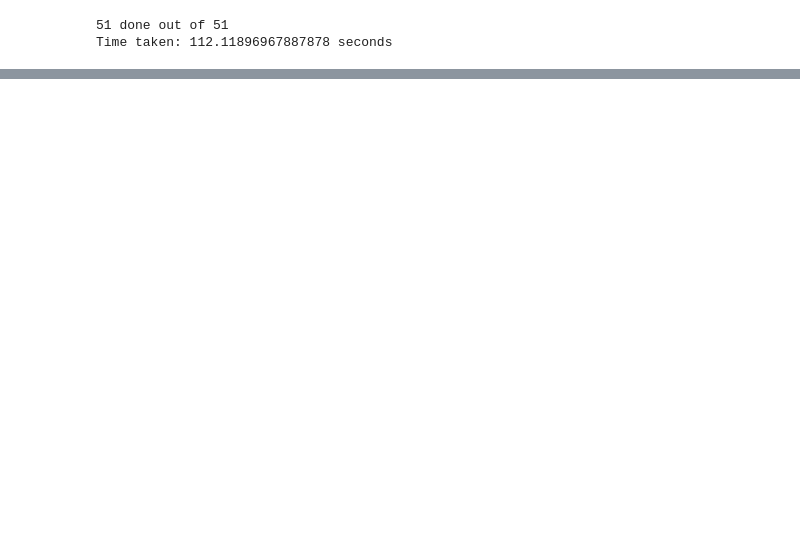
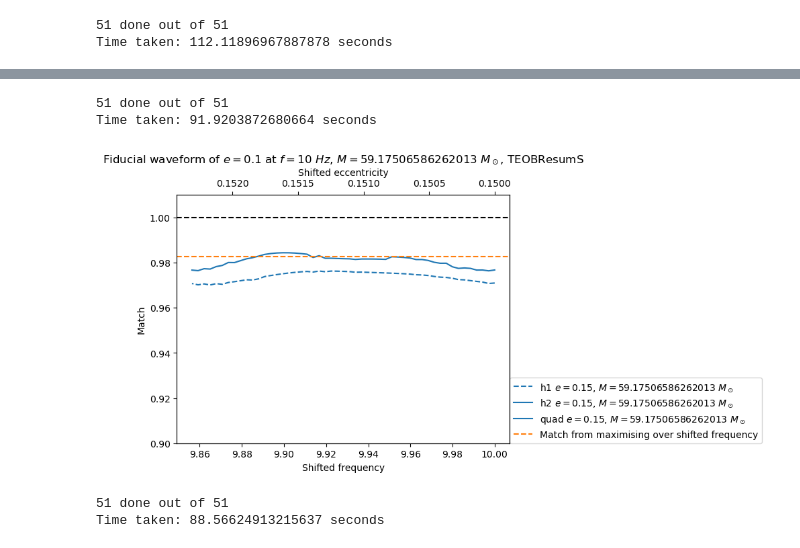
Before and after one commit to BenGPatterson/EccentricBinaries, a Jupyter notebook: notebooks/match_h1_h2.ipynb, the cells around one changed output, grey strips where cells are left out. Cells and saved outputs as stored; diff of their text form; code cells hidden in the pictures; blank space fills up the shorter version.

```diff
--- a/notebooks/match_h1_h2.ipynb
+++ b/notebooks/match_h1_h2.ipynb
@@ -266,0 +306,28 @@ plot_s_f_quad_match([0.1, chirp2total(24, 2), 2], (0.10, chirp2total(24.50, 2)),
+# %%
+start = time.time()
+sample_rate = 4096
+dataslot_5 = s_f_quad_match([0.1, chirp2total(24, 2), 2], (0.15, chirp2total(24, 2)), 51, 10)
+_, h1, h2, _, _ = get_h([1,1], 10, 0.1, chirp2total(24, 2), 2, sample_rate, approximant='TEOBResumS', subsample_interpolation=True)
+match_h1, match_h2 = match_s_f_max(h1, h2, 10, 0.15, chirp2total(24, 2), 2, sample_rate, 'TEOBResumS', 'phase_diff')
+quad_match_5 = np.sqrt(abs(match_h1)**2+abs(match_h2)**2)
+end = time.time()
+print(f'\nTime taken: {end-start} seconds')
+# %% [output]
+51 done out of 51
+Time taken: 91.9203872680664 seconds
+# %%
+plot_s_f_quad_match([0.1, chirp2total(24, 2), 2], (0.15, chirp2total(24, 2)), dataslot_5, 10, ylims=(0.9,1.01), found_match=quad_match_5)
+# %% [output]
+[figure, added]
+# %%
+start = time.time()
+sample_rate = 4096
+dataslot_6 = s_f_quad_match([0.1, chirp2total(24, 2), 2], (0.10, chirp2total(24.50, 2)), 51, 10)
+_, h1, h2, _, _ = get_h([1,1], 10, 0.1, chirp2total(24, 2), 2, sample_rate, approximant='TEOBResumS', subsample_interpolation=True)
+match_h1, match_h2 = match_s_f_max(h1, h2, 10, 0.10, chirp2total(24.50, 2), 2, sample_rate, 'TEOBResumS', 'phase_diff')
+quad_match_6 = np.sqrt(abs(match_h1)**2+abs(match_h2)**2)
+end = time.time()
+print(f'\nTime taken: {end-start} seconds')
+# %% [output]
+51 done out of 51
+Time taken: 88.56624913215637 seconds
```
Also changed, not shown: parts of 23 cells of this notebook, 3 other files.
